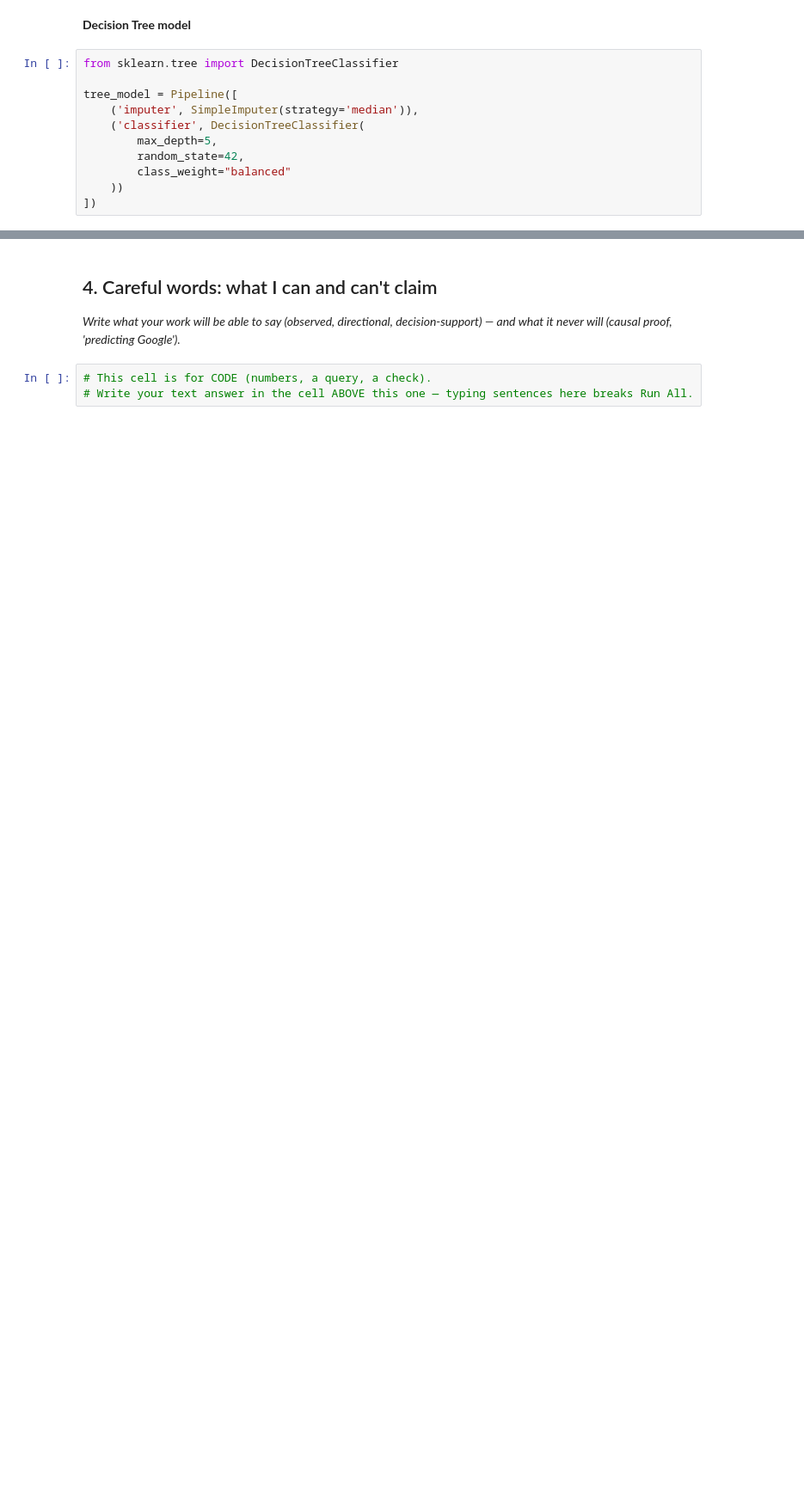
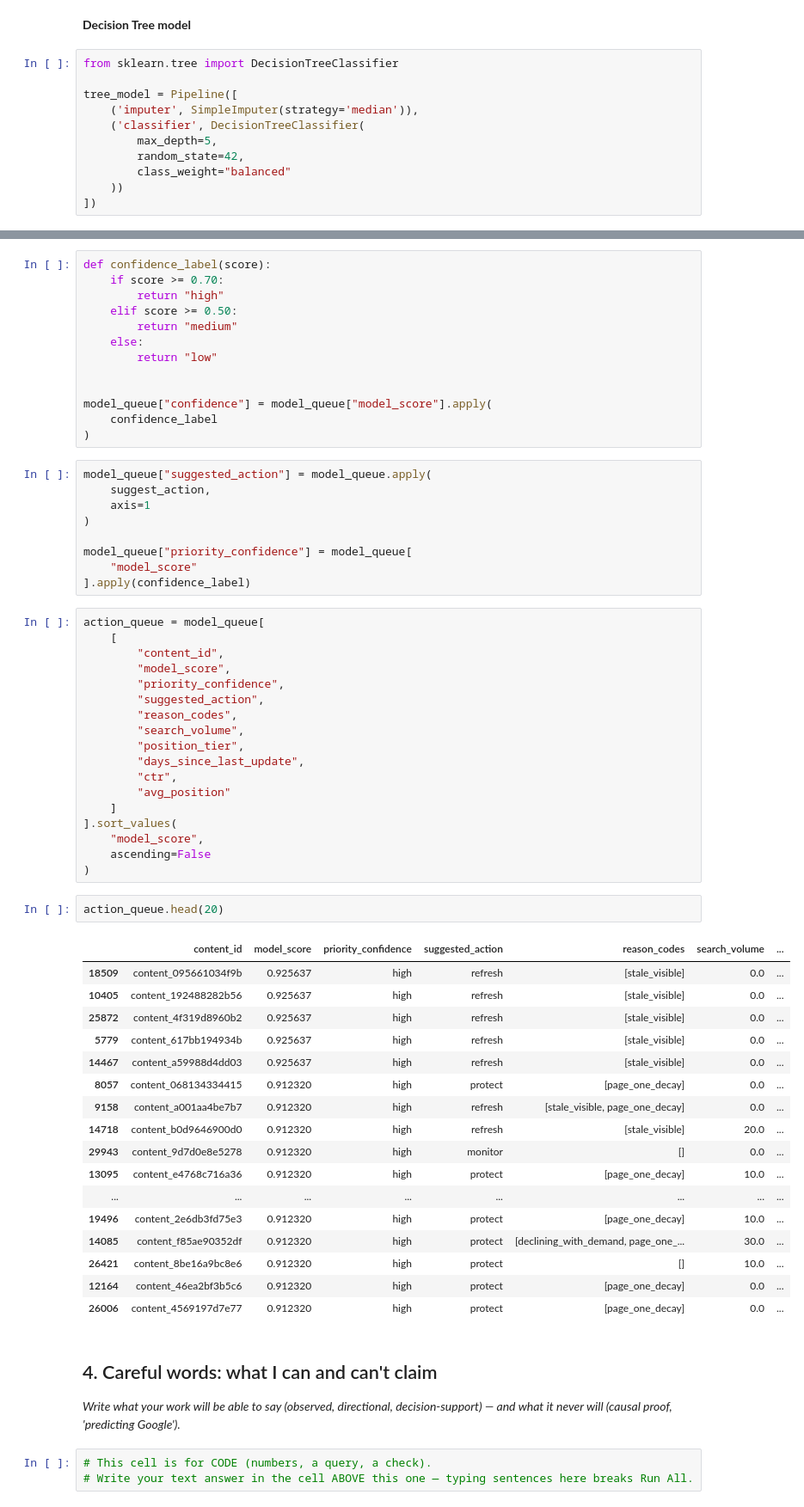
Before and after one commit to Emeka-techDev/ml-starter, a Jupyter notebook: work/notebooks/w01_research_question.ipynb, the cells around one changed output, grey strips where cells are left out. Shown at 86% size. Saved outputs shown, nothing was run; the diff lists cells and outputs as text; blank space fills up the shorter version.

```diff
--- a/work/notebooks/w01_research_question.ipynb
+++ b/work/notebooks/w01_research_question.ipynb
@@ -416,3 +504,63 @@ tree_scores = tree_model.predict_proba(X_test)[:, 1]
+# %%
+def confidence_label(score):
+    if score >= 0.70:
+        return "high"
+    elif score >= 0.50:
+        return "medium"
+    else:
+        return "low"
+
+
+model_queue["confidence"] = model_queue["model_score"].apply(
+    confidence_label
+)
+# %%
+model_queue["suggested_action"] = model_queue.apply(
+    suggest_action,
+    axis=1
+)
+
+model_queue["priority_confidence"] = model_queue[
+    "model_score"
+].apply(confidence_label)
+# %%
+action_queue = model_queue[
+    [
+        "content_id",
+        "model_score",
+        "priority_confidence",
+        "suggested_action",
+        "reason_codes",
+        "search_volume",
+        "position_tier",
+        "days_since_last_update",
+        "ctr",
+        "avg_position"
+    ]
+].sort_values(
+    "model_score",
+    ascending=False
+)
+# %%
+action_queue.head(20)
+# %% [output]
+|  | content_id | model_score | priority_confidence | suggested_action | reason_codes | search_volume | ... |
+| 18509 | content_095661034f9b | 0.925637 | high | refresh | [stale_visible] | 0.0 | ... |
+| 10405 | content_192488282b56 | 0.925637 | high | refresh | [stale_visible] | 0.0 | ... |
+| 25872 | content_4f319d8960b2 | 0.925637 | high | refresh | [stale_visible] | 0.0 | ... |
+| 5779 | content_617bb194934b | 0.925637 | high | refresh | [stale_visible] | 0.0 | ... |
+| 14467 | content_a59988d4dd03 | 0.925637 | high | refresh | [stale_visible] | 0.0 | ... |
+| 8057 | content_068134334415 | 0.912320 | high | protect | [page_one_decay] | 0.0 | ... |
+| 9158 | content_a001aa4be7b7 | 0.912320 | high | refresh | [stale_visible, page_one_decay] | 0.0 | ... |
+| 14718 | content_b0d9646900d0 | 0.912320 | high | refresh | [stale_visible] | 20.0 | ... |
+| 29943 | content_9d7d0e8e5278 | 0.912320 | high | monitor | [] | 0.0 | ... |
+| 13095 | content_e4768c716a36 | 0.912320 | high | protect | [page_one_decay] | 10.0 | ... |
+| ... | ... | ... | ... | ... | ... | ... | ... |
+| 19496 | content_2e6db3fd75e3 | 0.912320 | high | protect | [page_one_decay] | 10.0 | ... |
+| 14085 | content_f85ae90352df | 0.912320 | high | protect | [declining_with_demand, page_one_... | 30.0 | ... |
+| 26421 | content_8be16a9bc8e6 | 0.912320 | high | protect | [] | 10.0 | ... |
+| 12164 | content_46ea2bf3b5c6 | 0.912320 | high | protect | [page_one_decay] | 0.0 | ... |
+| 26006 | content_4569197d7e77 | 0.912320 | high | protect | [page_one_decay] | 0.0 | ... |
 # %% [markdown]
 ## 4. Careful words: what I can and can't claim
 
```
Also changed, not shown: parts of 12 cells of this notebook.
